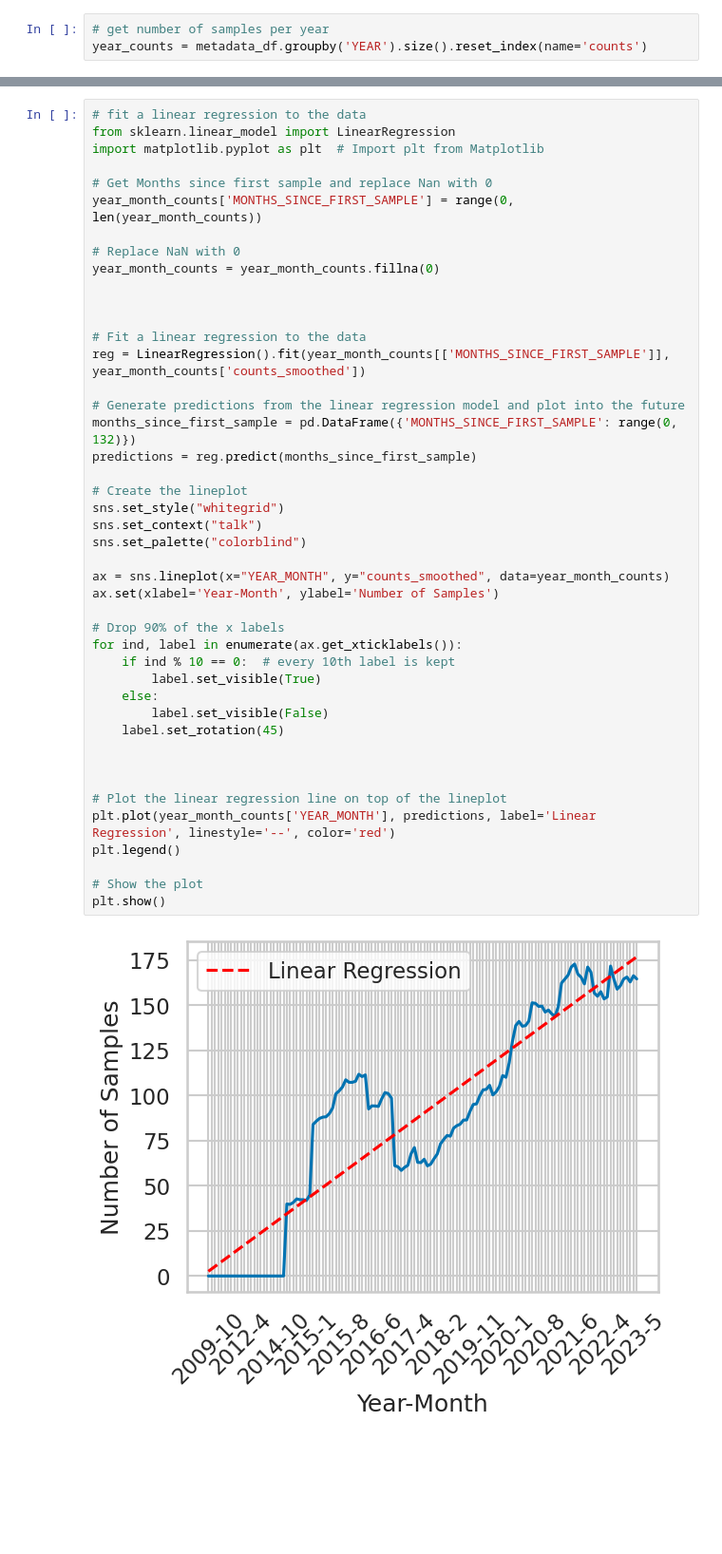
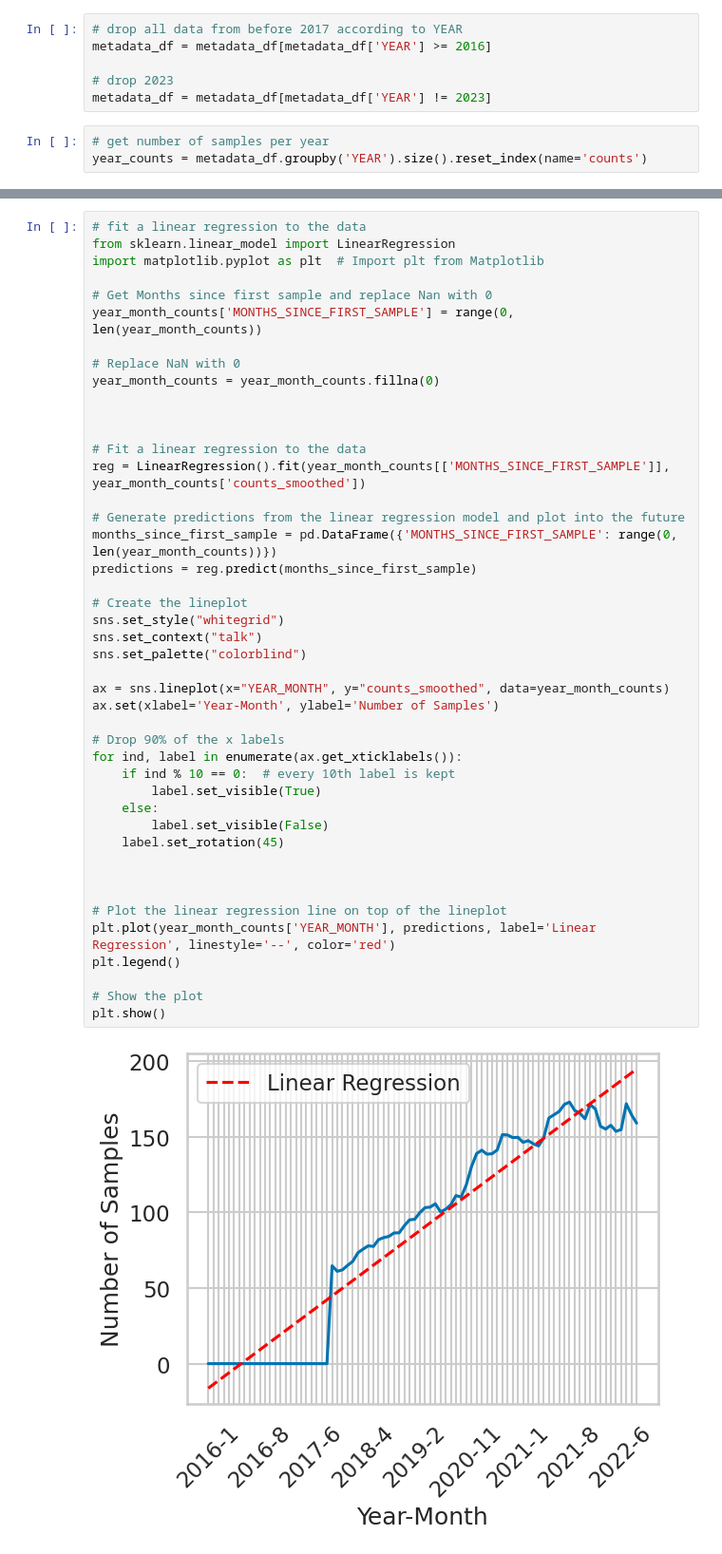
Before and after one commit to JackCurragh/RiboSeqOrg-Projections, a Jupyter notebook: notebooks/sample_growth.ipynb, the cells around one changed output, grey strips where cells are left out. Shown: that part at 95% size. Drawn from its saved outputs; the diff is of its cells as text; blank space fills up the shorter version.

```diff
--- a/notebooks/sample_growth.ipynb
+++ b/notebooks/sample_growth.ipynb
@@ -38,6 +38,12 @@ metadata_df.head()
 | 3 | DRR255641 | 60864576 | 2145161510 | 35.0 | 874 | NaN | RNA-Seq | size fractionation | ... |
 | 4 | DRR255642 | 55434616 | 1923586815 | 34.0 | 828 | NaN | RNA-Seq | size fractionation | ... |
 5 rows × 85 columns
+# %%
+# drop all data from before 2017 according to YEAR
+metadata_df = metadata_df[metadata_df['YEAR'] >= 2016]
+
+# drop 2023
+metadata_df = metadata_df[metadata_df['YEAR'] != 2023]
 # %%
 # get number of samples per year
 year_counts = metadata_df.groupby('YEAR').size().reset_index(name='counts')
@@ -121,35 +127,35 @@ year_month_counts = year_month_counts.fillna(0)
 reg = LinearRegression().fit(year_month_counts[['MONTHS_SINCE_FIRST_SAMPLE']], year_month_counts['counts_smoothed'])
 
 # Generate predictions from the linear regression model and plot into the future
-months_since_first_sample = pd.DataFrame({'MONTHS_SINCE_FIRST_SAMPLE': range(0, 132)})
+months_since_first_sample = pd.DataFrame({'MONTHS_SINCE_FIRST_SAMPLE': range(0, len(year_month_counts))})
 predictions = reg.predict(months_since_first_sample)
 
 # Create the lineplot
 sns.set_style("whitegrid")
 sns.set_context("talk")
 sns.set_palette("colorblind")
 
 ax = sns.lineplot(x="YEAR_MONTH", y="counts_smoothed", data=year_month_counts)
 ax.set(xlabel='Year-Month', ylabel='Number of Samples')
 
 # Drop 90% of the x labels
 for ind, label in enumerate(ax.get_xticklabels()):
     if ind % 10 == 0:  # every 10th label is kept
         label.set_visible(True)
     else:
         label.set_visible(False)
     label.set_rotation(45)
 
 
 
 # Plot the linear regression line on top of the lineplot
 plt.plot(year_month_counts['YEAR_MONTH'], predictions, label='Linear Regression', linestyle='--', color='red')
 plt.legend()
 
 # Show the plot
 plt.show()
 # %% [output]
-[figure, old version]
+[figure, new version]
 # %%
 # Predict into the future
 
```
Also changed, not shown: parts of 10 cells of this notebook.
